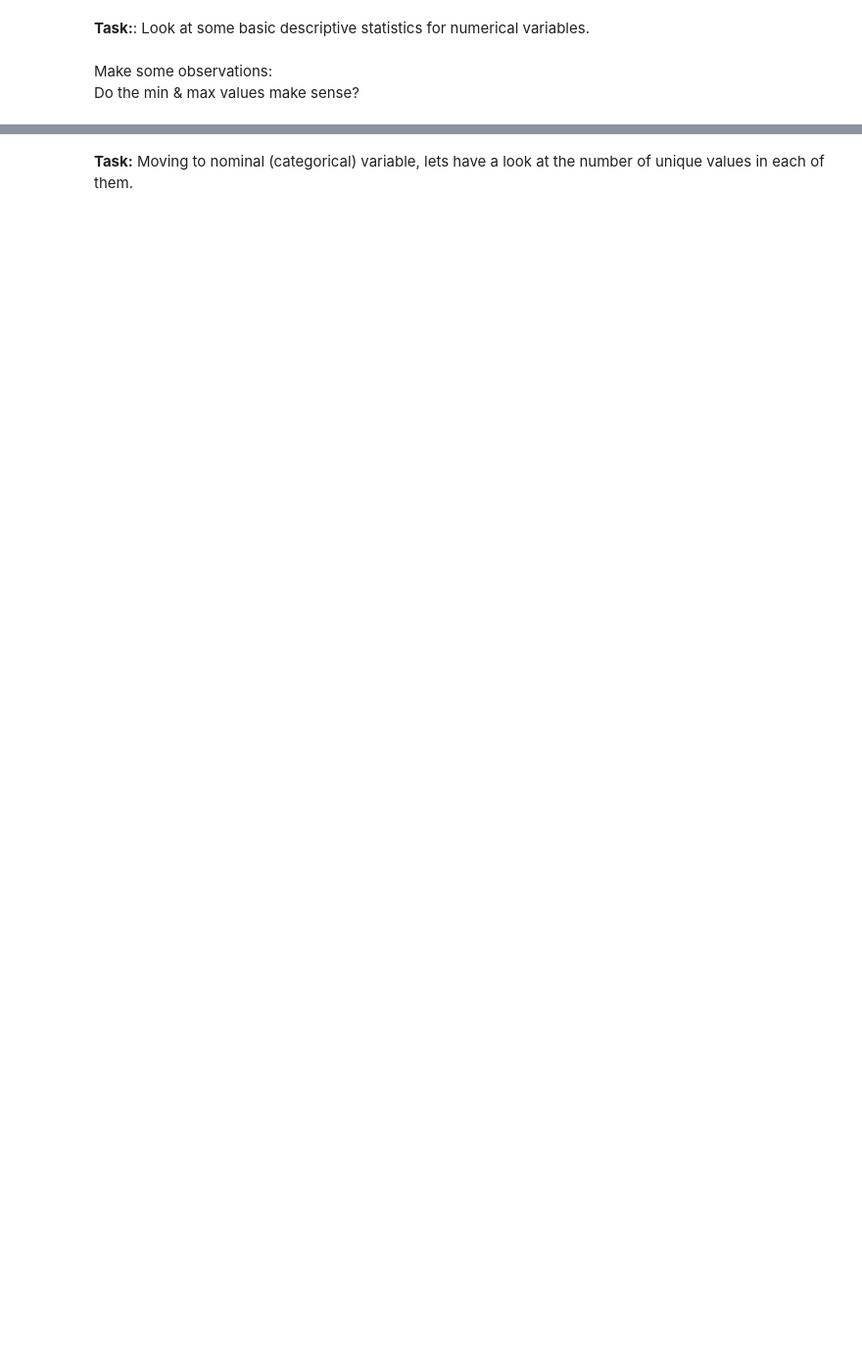
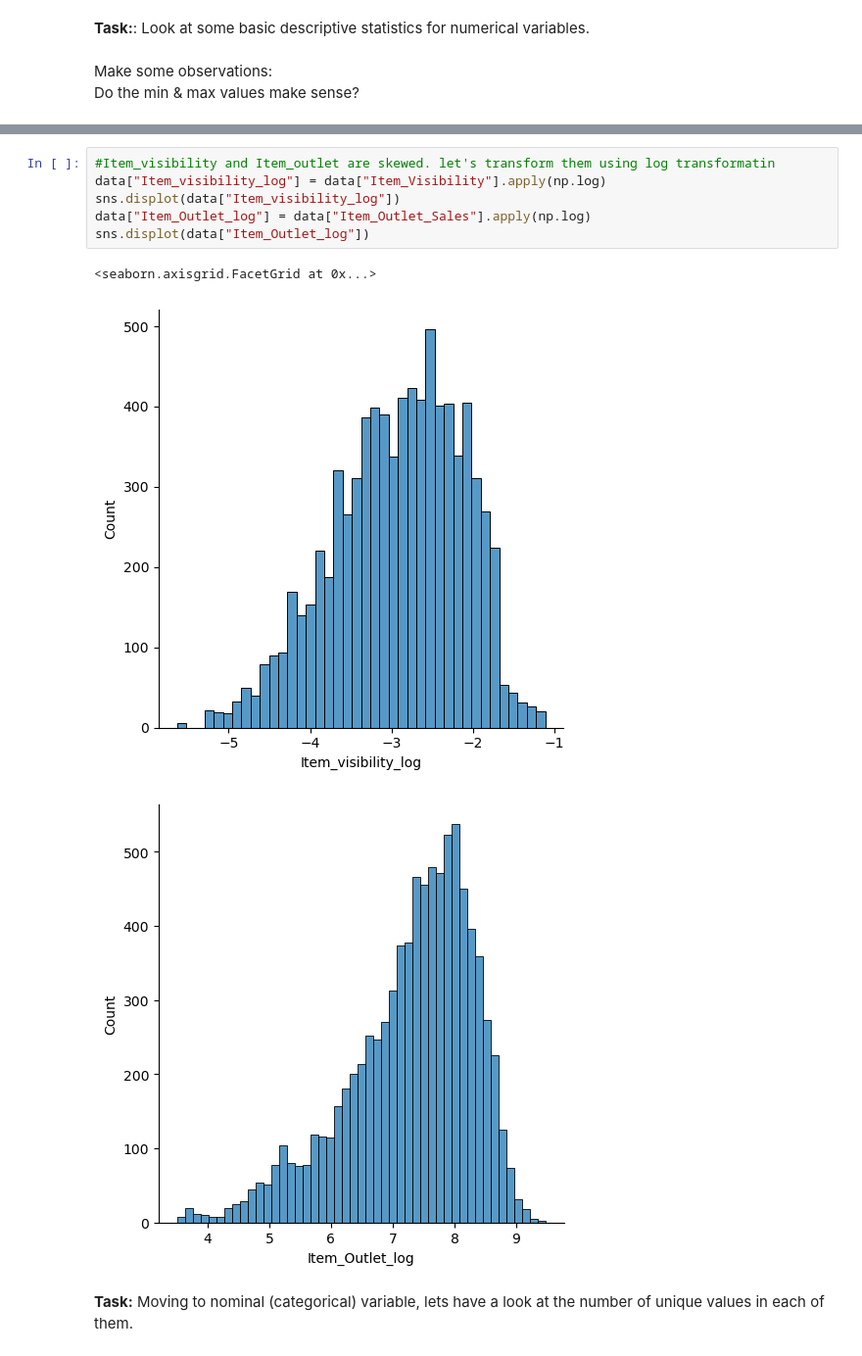
Before and after one commit to inn-ctrl/data-prep-feature-eng, a Jupyter notebook: Data_Prepration - Challenge.ipynb, the cells around one changed output, grey strips where cells are left out. Shown at 98% size. Saved outputs shown, nothing was run; the diff lists cells and outputs as text; blank space fills up the shorter version.

```diff
--- a/Data_Prepration - Challenge.ipynb
+++ b/Data_Prepration - Challenge.ipynb
@@ -119,2 +136,12 @@ Do the min & max values make sense?
+# %%
+#Item_visibility and Item_outlet are skewed. let's transform them using log transformatin
+data["Item_visibility_log"] = data["Item_Visibility"].apply(np.log)
+sns.displot(data["Item_visibility_log"])
+data["Item_Outlet_log"] = data["Item_Outlet_Sales"].apply(np.log)
+sns.displot(data["Item_Outlet_log"])
+# %% [output]
+<seaborn.axisgrid.FacetGrid at 0x...>
+[figure, added]
+[figure, added]
 # %% [markdown]
 **Task:** Moving to nominal (categorical) variable, lets have a look at the number of unique values in each of them.
```
Also changed, not shown: parts of 8 cells of this notebook.
